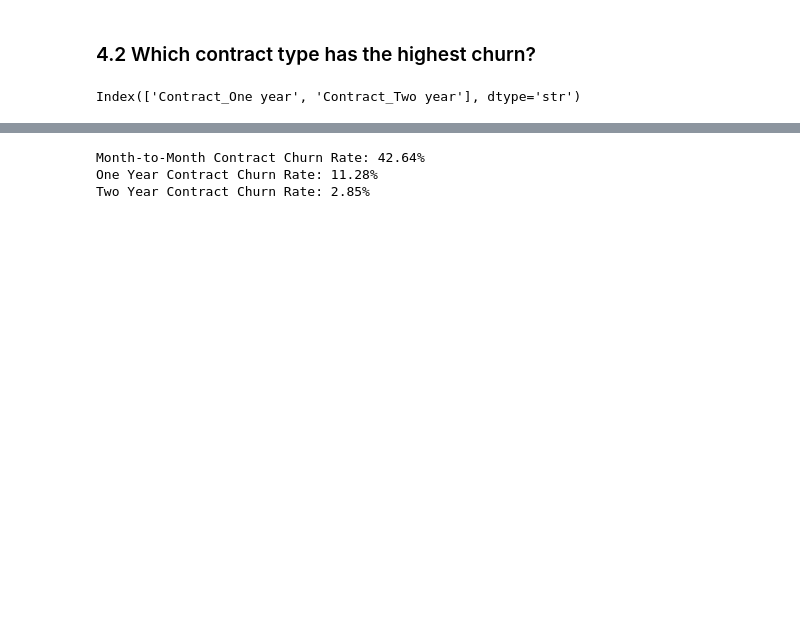
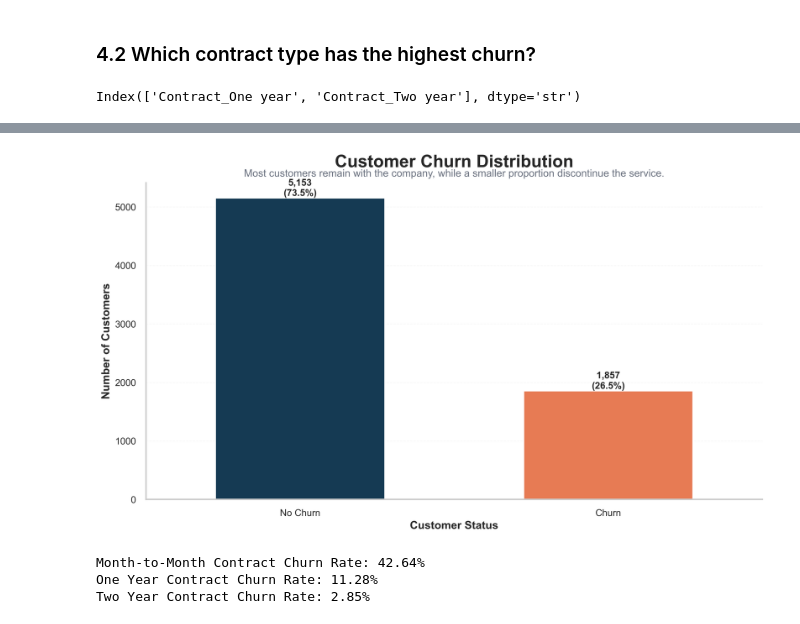
Before and after one commit to jagadeesh-labs/Meritshot-Internship, a Jupyter notebook: TASK-2/customer_churn_prediction.ipynb, the cells around one changed output, grey strips where cells are left out. Cells and saved outputs as stored; diff of their text form; code cells hidden in the pictures; blank space fills up the shorter version.

```diff
--- a/TASK-2/customer_churn_prediction.ipynb
+++ b/TASK-2/customer_churn_prediction.ipynb
@@ -292,3 +275,101 @@ plt.show()
 df.columns[df.columns.str.contains('Contract')]
 # %% [output]
 Index(['Contract_One year', 'Contract_Two year'], dtype='str')
+# %%
+# Visualize customer churn distribution
+
+plt.figure(figsize=(12, 7))
+
+# Create count plot
+ax = sns.countplot(
+    x="Churn_Yes",
+    data=df,
+    palette=["#0B3C5D", "#FF6F3C"],  # Midnight Blue, Burnt Orange
+    width=0.55
+)
+
+# Total customers
+total = len(df)
+
+# Add count and percentage labels
+for p in ax.patches:
+
+    count = int(p.get_height())
+    percentage = count / total * 100
+
+    ax.annotate(
+        f"{count:,}\n({percentage:.1f}%)",
+        (
+            p.get_x() + p.get_width()/2,
+            p.get_height()
+        ),
+        ha="center",
+        va="bottom",
+        fontsize=12,
+        fontweight="bold"
+    )
+
+# Main title
+plt.title(
+    "Customer Churn Distribution",
+    fontsize=22,
+    fontweight="bold",
+    pad=20
+)
+
+# Subtitle
+plt.text(
+    0.5,
+    1.02,
+    "Most customers remain with the company, while a smaller proportion discontinue the service.",
+    transform=ax.transAxes,
+    ha="center",
+    fontsize=13,
+    color="#6B7280"
+)
+
+# Axis labels
+plt.xlabel(
+    "Customer Status",
+    fontsize=14,
+    fontweight="bold"
+)
+
+plt.ylabel(
+    "Number of Customers",
+    fontsize=14,
+    fontweight="bold"
+)
+
+# Rename ticks
+plt.xticks(
+    ticks=[0, 1],
+    labels=["No Churn", "Churn"],
+    fontsize=12
+)
+
+plt.yticks(fontsize=12)
+
+# Soft horizontal grid
+plt.grid(
+    axis="y",
+    linestyle="--",
+    linewidth=0.8,
+    alpha=0.15
+)
+
+# Remove unnecessary borders
+sns.despine()
+
+# Adjust spacing
+plt.tight_layout()
+
+# Save ultra-high-resolution image
+plt.savefig(
+    "images/churn_distribution.png",
+    dpi=600,
+    bbox_inches="tight"
+)
+
+plt.show()
+# %% [output]
@@ -295,3 +379,4 @@ Index(['Contract_One year', 'Contract_Two year'], dtype='str')
+[figure, added]
 # %%
 # Calculate churn rates by contract type
 month_to_month_churn = df[
```
Also changed, not shown: parts of 9 cells of this notebook, 10 other files.
